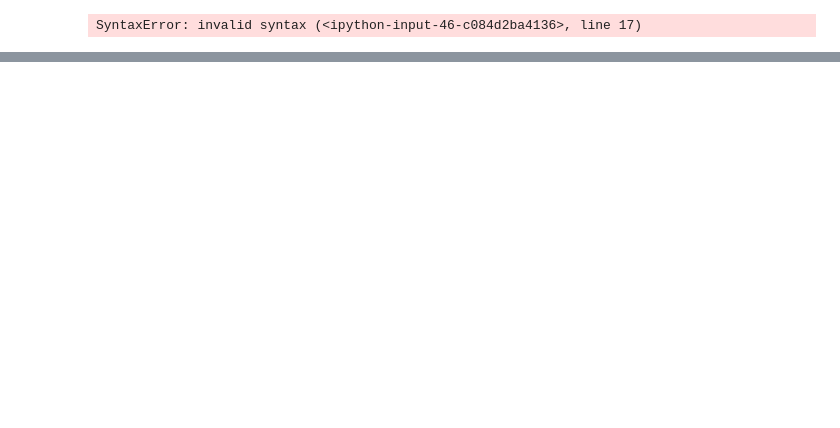
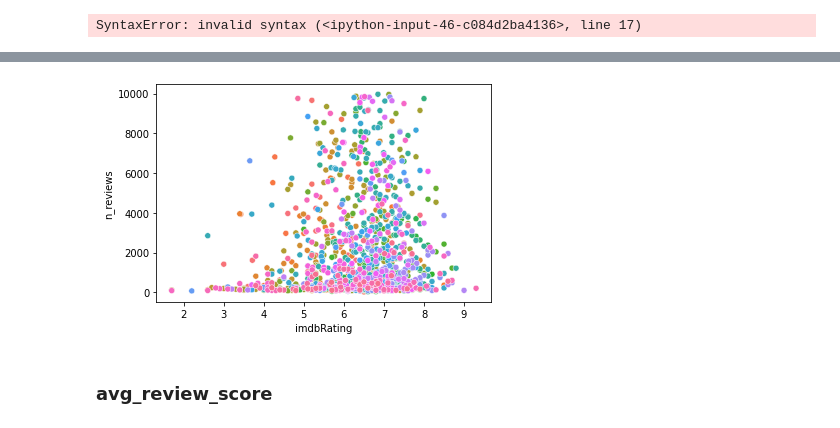
Before and after one commit to boemer00/Netflix, a Jupyter notebook: final_dataset.ipynb, the cells around one changed output, grey strips where cells are left out. Cells and saved outputs as stored; diff of their text form; code cells hidden in the pictures; blank space fills up the shorter version.

```diff
--- a/final_dataset.ipynb
+++ b/final_dataset.ipynb
@@ -77,0 +172,6 @@ SyntaxError: invalid syntax (<ipython-input-46-c084d2ba4136>, line 17)
+# %%
+df_genre_10k = df_genre[df_genre['n_reviews'] < 10000]
+df_genre_10k.shape  ## --> (1229, 5)
+ax = sns.scatterplot(data=df_genre_50k, x='imdbRating', y='n_reviews', hue='Genre', legend=False)
+# %% [output]
+[figure, added]
@@ -77,0 +182,2 @@ SyntaxError: invalid syntax (<ipython-input-46-c084d2ba4136>, line 17)
+# %% [markdown]
+### avg_review_score
```
Also changed, not shown: parts of 29 cells of this notebook, 2 other files.
